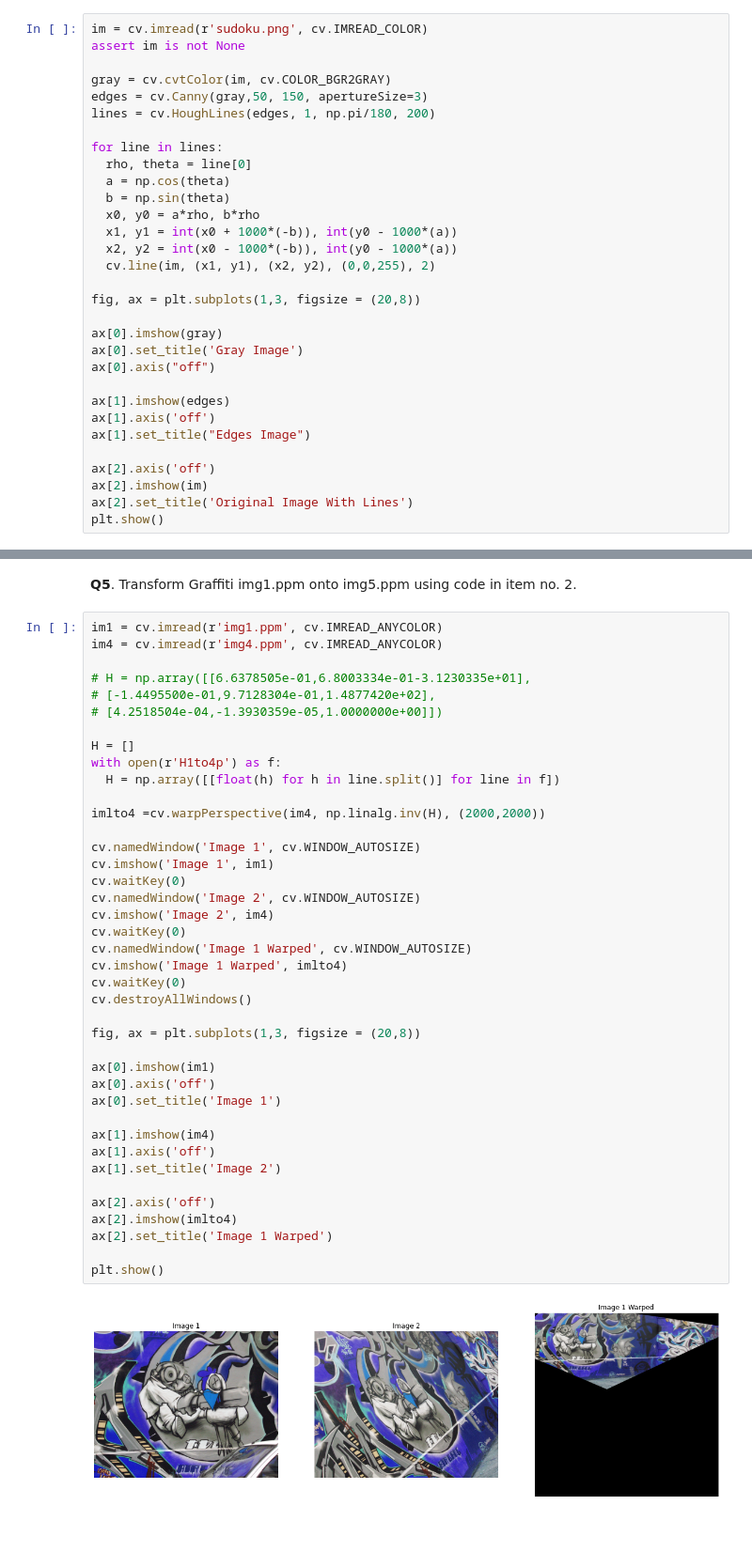
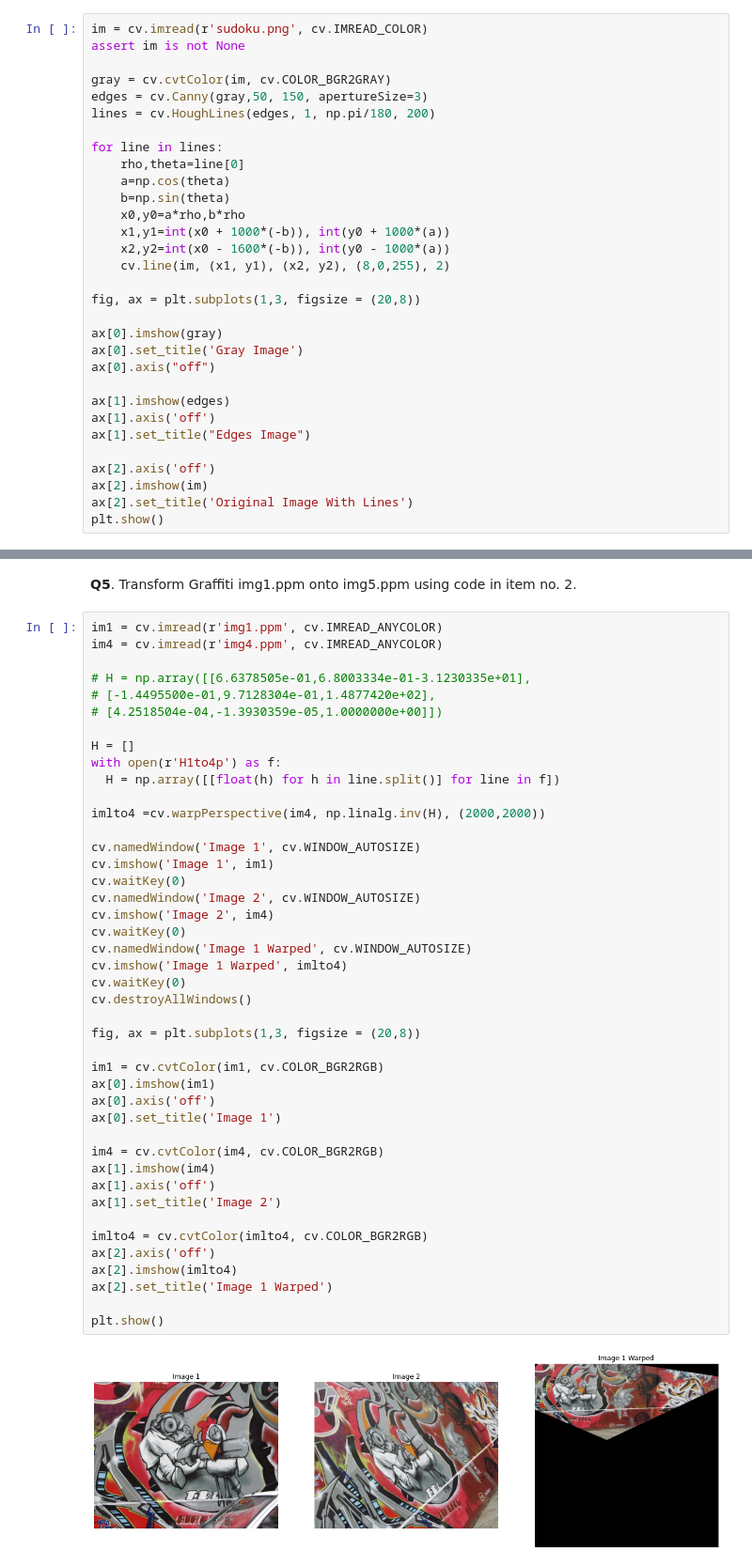
Before and after one commit to YohanAbeysinghe/EN2550-Fundementals-of-Image-Processing-and-Computer-Vision, a Jupyter notebook: 6. L6-3-16 - Exercise 6/exercise6.ipynb, the cells around one changed output, grey strips where cells are left out. Shown at 94% size. Drawn from its saved outputs; the diff is of its cells as text; blank space fills up the shorter version.

```diff
--- a/6. L6-3-16 - Exercise 6/exercise6.ipynb
+++ b/6. L6-3-16 - Exercise 6/exercise6.ipynb
@@ -26,13 +26,13 @@ edges = cv.Canny(gray,50, 150, apertureSize=3)
 lines = cv.HoughLines(edges, 1, np.pi/180, 200)
 
 for line in lines:
-  rho, theta = line[0]
-  a = np.cos(theta)
-  b = np.sin(theta)
-  x0, y0 = a*rho, b*rho
-  x1, y1 = int(x0 + 1000*(-b)), int(y0 - 1000*(a))
-  x2, y2 = int(x0 - 1000*(-b)), int(y0 - 1000*(a))
-  cv.line(im, (x1, y1), (x2, y2), (0,0,255), 2)
+    rho,theta=line[0]
+    a=np.cos(theta)
+    b=np.sin(theta)
+    x0,y0=a*rho,b*rho
+    x1,y1=int(x0 + 1000*(-b)), int(y0 + 1000*(a))
+    x2,y2=int(x0 - 1600*(-b)), int(y0 - 1000*(a))
+    cv.line(im, (x1, y1), (x2, y2), (8,0,255), 2)
 
 fig, ax = plt.subplots(1,3, figsize = (20,8))
 
@@ -165,31 +165,34 @@ with open(r'H1to4p') as f:
 
 imlto4 =cv.warpPerspective(im4, np.linalg.inv(H), (2000,2000))
 
 cv.namedWindow('Image 1', cv.WINDOW_AUTOSIZE)
 cv.imshow('Image 1', im1)
 cv.waitKey(0)
 cv.namedWindow('Image 2', cv.WINDOW_AUTOSIZE)
 cv.imshow('Image 2', im4)
 cv.waitKey(0)
 cv.namedWindow('Image 1 Warped', cv.WINDOW_AUTOSIZE)
 cv.imshow('Image 1 Warped', imlto4)
 cv.waitKey(0)
 cv.destroyAllWindows()
 
 fig, ax = plt.subplots(1,3, figsize = (20,8))
 
+im1 = cv.cvtColor(im1, cv.COLOR_BGR2RGB)
 ax[0].imshow(im1)
 ax[0].axis('off')
 ax[0].set_title('Image 1')
 
+im4 = cv.cvtColor(im4, cv.COLOR_BGR2RGB)
 ax[1].imshow(im4)
 ax[1].axis('off')
 ax[1].set_title('Image 2')
 
+imlto4 = cv.cvtColor(imlto4, cv.COLOR_BGR2RGB)
 ax[2].axis('off')
 ax[2].imshow(imlto4)
 ax[2].set_title('Image 1 Warped')
 
 plt.show()
 # %% [output]
-[figure, old version]
+[figure, new version]
```
Also changed, not shown: parts of 2 cells of this notebook, 24 other files.
